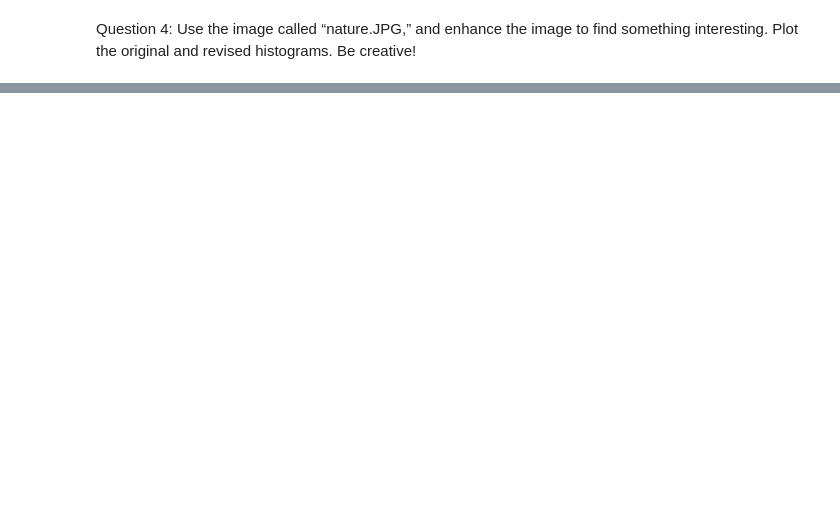
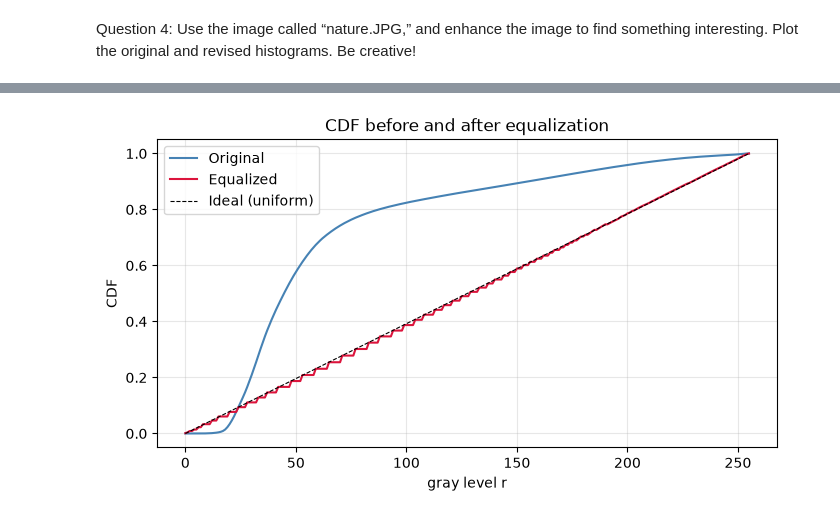
Before and after one commit to bdsh-14/unr-ee681-image-analysis, a Jupyter notebook: HW1/assignment1.ipynb, the cells around one changed output, grey strips where cells are left out. Cells and saved outputs as stored; diff of their text form; code cells hidden in the pictures; blank space fills up the shorter version.

```diff
--- a/HW1/assignment1.ipynb
+++ b/HW1/assignment1.ipynb
@@ -293,0 +294,30 @@ fig.tight_layout(); plt.show()
+# %%
+def equalize_v2(gray01, n_bins=256):
+    u8 = to_uint8(gray01)
+    counts = np.bincount(u8.ravel(), minlength=n_bins).astype(np.float64)
+    cdf = counts.cumsum(); cdf_norm = cdf / cdf[-1]
+    lut = np.round((n_bins - 1) * cdf_norm).astype(np.uint8)
+    return lut[u8].astype(np.float64) / 255.0
+# %%
+# Running everything fresh because the equalized histogram does not seem to populate all the bins
+nature_rgb  = read_image("nature.JPG")
+nature_gray = rgb_to_gray(nature_rgb)
+nature_eq   = equalize_v2(nature_gray)
+
+print("--- shapes ---")
+print("nature_gray:", nature_gray.shape, nature_gray.dtype,
+      "range:", nature_gray.min(), nature_gray.max())
+print("nature_eq  :", nature_eq.shape,   nature_eq.dtype,
+      "range:", nature_eq.min(),   nature_eq.max())
+
+print("\n--- histogram sums ---")
+_, c_orig = build_histogram(nature_gray)
+_, c_eq   = build_histogram(nature_eq)
+print("c_orig.sum():", c_orig.sum(), " image size:", nature_gray.size)
+print("c_eq.sum()  :", c_eq.sum(),   " image size:", nature_eq.size)
+
+print("\n--- flatness check ---")
+nz = c_eq[c_eq > 0]
+print("eq nonzero bins:", nz.size, "of 256")
+print("eq mean:", nz.mean(), " std:", nz.std(),
+      " CV =", nz.std()/nz.mean())
@@ -293,0 +336,17 @@ fig.tight_layout(); plt.show()
+# %%
+fig, ax = plt.subplots(figsize=(8, 4))
+
+for img, name, color in [(nature_gray, "Original", "steelblue"),
+                         (nature_eq,   "Equalized", "crimson")]:
+    _, c = build_histogram(img)
+    cdf = c.cumsum() / c.sum()
+    ax.plot(np.arange(256), cdf, label=name, color=color)
+
+# Reference: perfect equalization would give a straight diagonal line
+ax.plot([0, 255], [0, 1], "k--", lw=0.8, label="Ideal (uniform)")
+ax.set_xlabel("gray level r"); ax.set_ylabel("CDF")
+ax.set_title("CDF before and after equalization")
+ax.legend(); ax.grid(alpha=0.3)
+plt.show()
+# %% [output]
+[figure, added]
```
Also changed, not shown: parts of 3 cells of this notebook.
